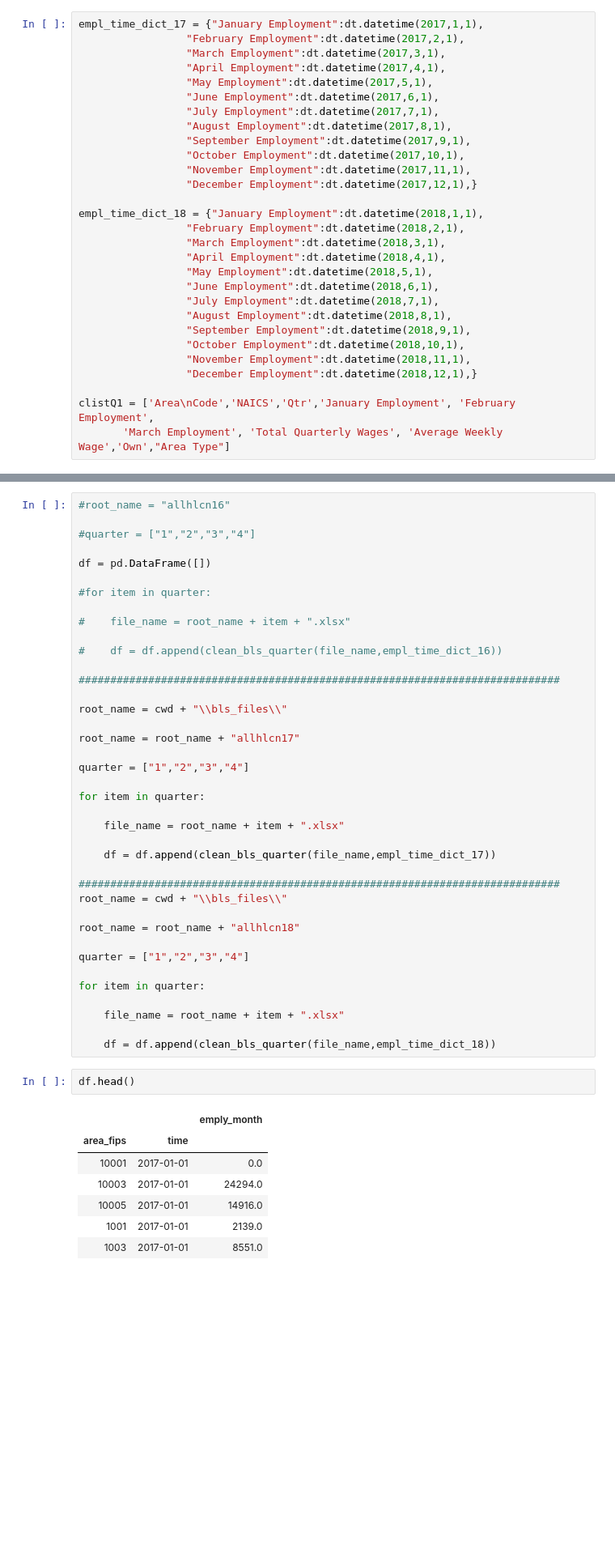
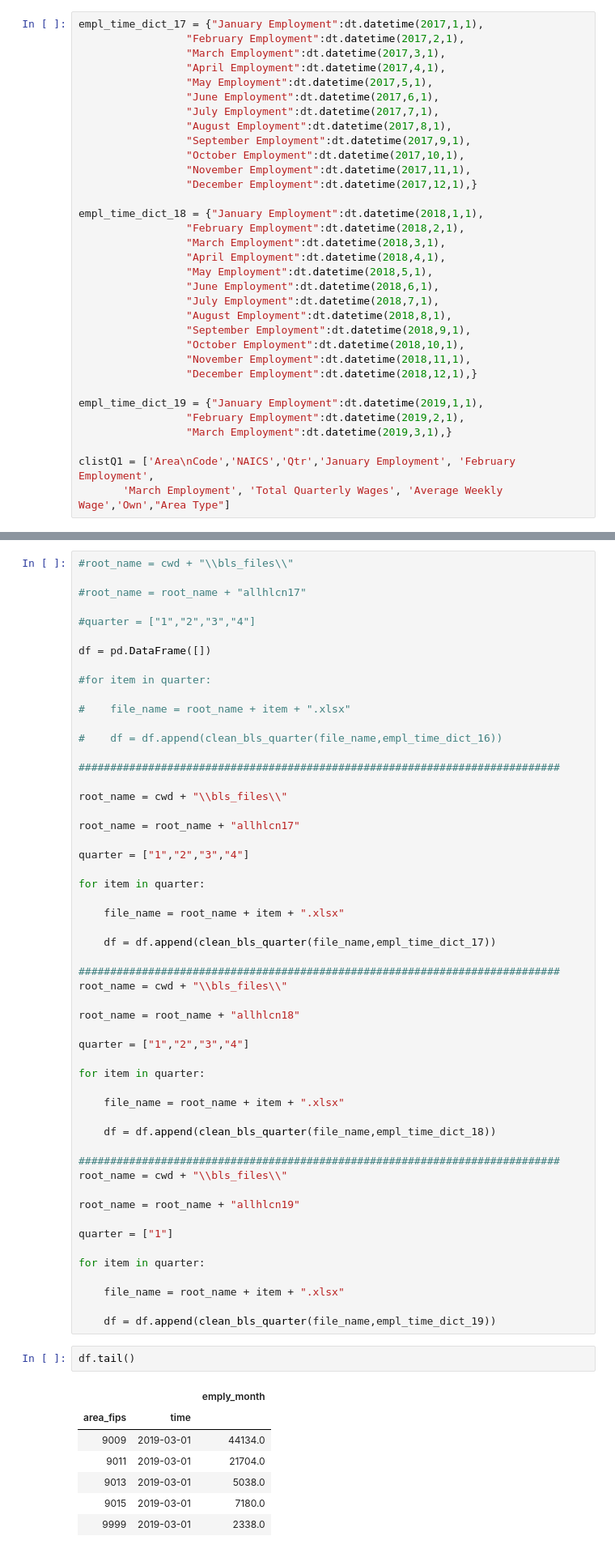
Before and after one commit to mwaugh0328/consumption_and_tradewar, a Jupyter notebook: bls_quarterly_county.ipynb, the cells around one changed output, grey strips where cells are left out. Shown at 81% size. Drawn from its saved outputs; the diff is of its cells as text; blank space fills up the shorter version.

```diff
--- a/bls_quarterly_county.ipynb
+++ b/bls_quarterly_county.ipynb
@@ -72,6 +72,10 @@ empl_time_dict_18 = {"January Employment":dt.datetime(2018,1,1),
                  "November Employment":dt.datetime(2018,11,1),
                  "December Employment":dt.datetime(2018,12,1),}
 
+empl_time_dict_19 = {"January Employment":dt.datetime(2019,1,1),
+                 "February Employment":dt.datetime(2019,2,1),
+                 "March Employment":dt.datetime(2019,3,1),}
+
 clistQ1 = ['Area\nCode','NAICS','Qtr','January Employment', 'February Employment',
        'March Employment', 'Total Quarterly Wages', 'Average Weekly Wage','Own',"Area Type"]
 # %%
@@ -140,7 +155,9 @@ def clean_bls_quarter(excell_sheet, time_dict):
 
     return df
 # %%
-#root_name = "allhlcn16"
+#root_name = cwd + "\\bls_files\\"
+
+#root_name = root_name + "allhlcn17"
 
 #quarter = ["1","2","3","4"]
 
@@ -178,16 +195,29 @@ for item in quarter:
     file_name = root_name + item + ".xlsx"
 
     df = df.append(clean_bls_quarter(file_name,empl_time_dict_18))
+
+############################################################################
+root_name = cwd + "\\bls_files\\"
+
+root_name = root_name + "allhlcn19"
+
+quarter = ["1"]
+
+for item in quarter:
+
+    file_name = root_name + item + ".xlsx"
+
+    df = df.append(clean_bls_quarter(file_name,empl_time_dict_19))
 # %%
-df.head()
+df.tail()
 # %% [output]
 |  |  | emply_month |
 | area_fips | time |  |
-| 10001 | 2017-01-01 | 0.0 |
-| 10003 | 2017-01-01 | 24294.0 |
-| 10005 | 2017-01-01 | 14916.0 |
-| 1001 | 2017-01-01 | 2139.0 |
-| 1003 | 2017-01-01 | 8551.0 |
+| 9009 | 2019-03-01 | 44134.0 |
+| 9011 | 2019-03-01 | 21704.0 |
+| 9013 | 2019-03-01 | 5038.0 |
+| 9015 | 2019-03-01 | 7180.0 |
+| 9999 | 2019-03-01 | 2338.0 |
 # %%
 df.sort_values(["area_fips", "time"], inplace = True)
 # %%
```
Also changed, not shown: parts of 7 cells of this notebook, 1 other file.
